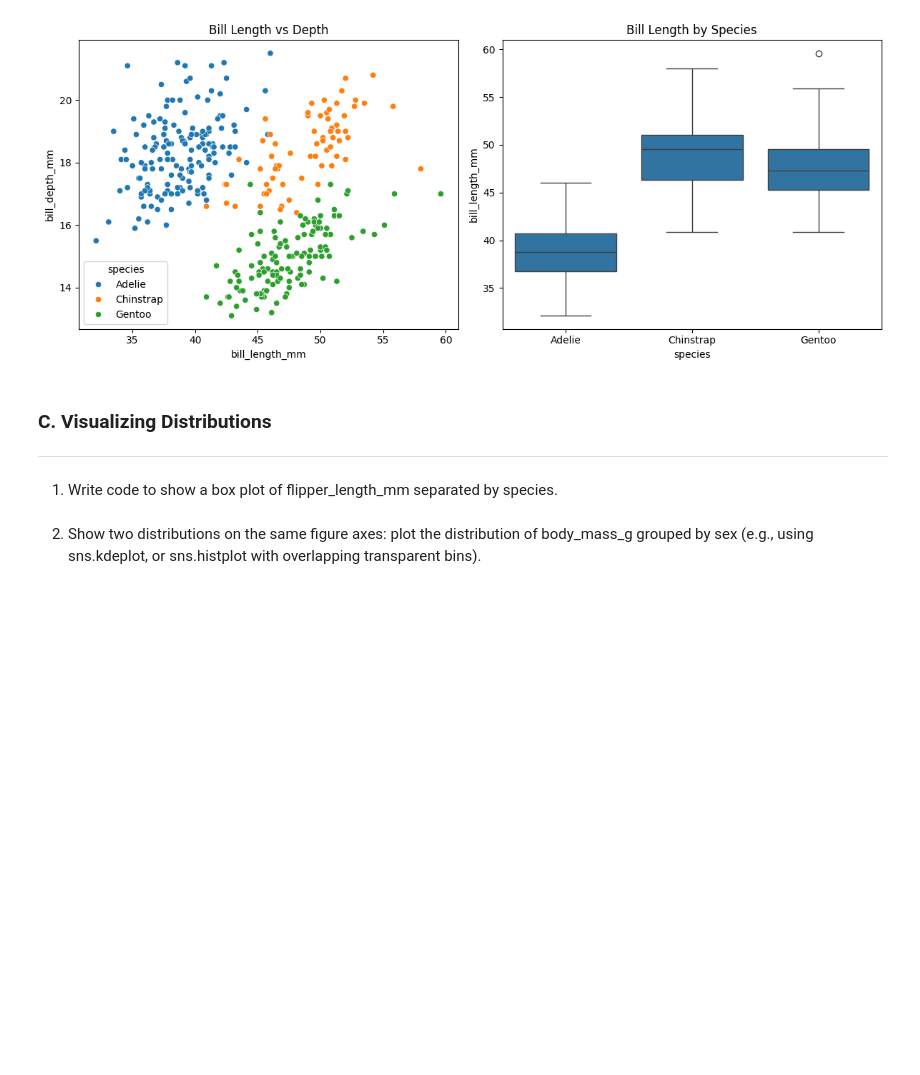
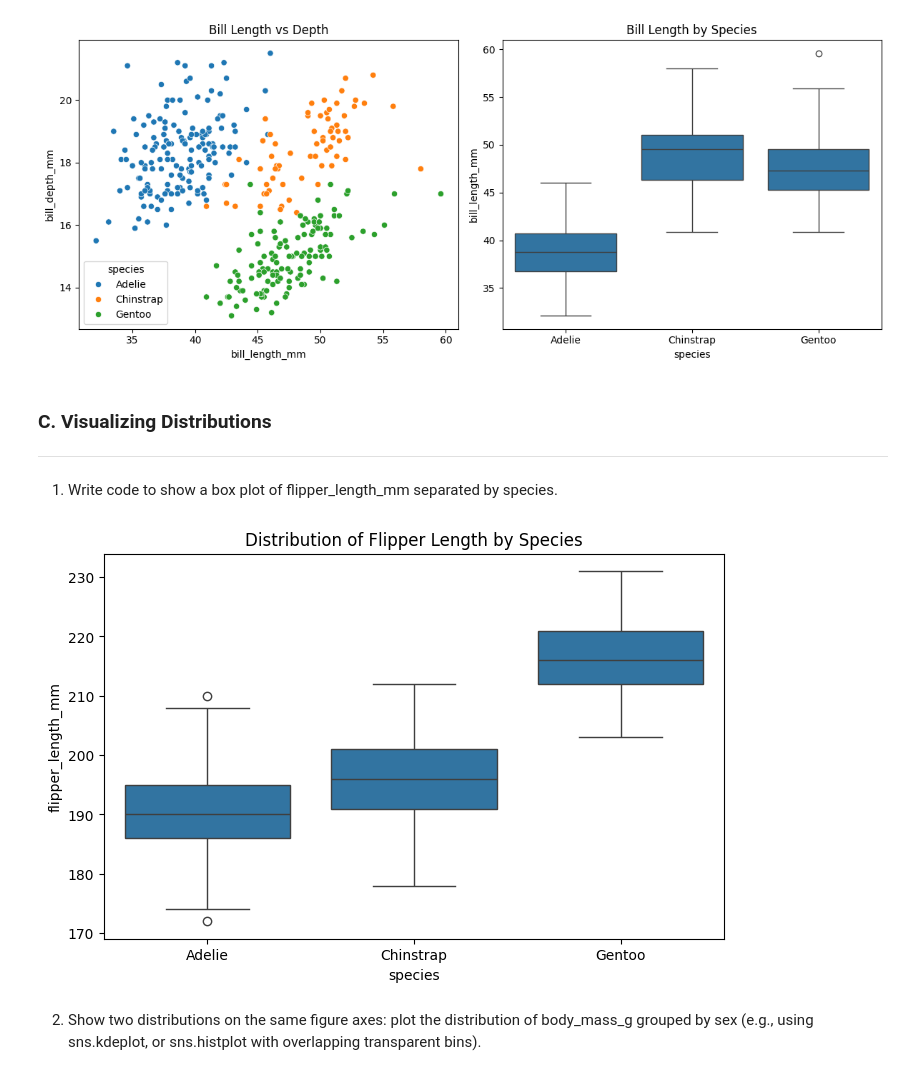
Before and after one commit to MonaMashta/AAI, a Jupyter notebook: student/Data Science/Module 3/Ex3-2.ipynb, the cells around one changed output. Saved outputs shown, nothing was run; the diff lists cells and outputs as text; code cells hidden in the pictures; blank space fills up the shorter version.

```diff
--- a/student/Data Science/Module 3/Ex3-2.ipynb
+++ b/student/Data Science/Module 3/Ex3-2.ipynb
@@ -89,5 +89,12 @@ plt.show()
 ---
 # %% [markdown]
 1. Write code to show a box plot of flipper_length_mm separated by species.
+# %%
+plt.figure(figsize=(8, 5))
+sns.boxplot(data=df, x="species", y="flipper_length_mm")
+plt.title("Distribution of Flipper Length by Species")
+plt.show()
+# %% [output]
+[figure, added]
 # %% [markdown]
 2. Show two distributions on the same figure axes: plot the distribution of body_mass_g grouped by sex (e.g., using sns.kdeplot, or sns.histplot with overlapping transparent bins).
```
Also changed, not shown: parts of 3 cells of this notebook.
